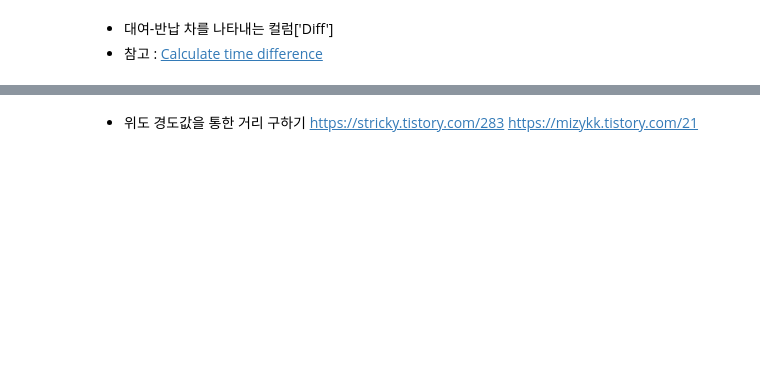
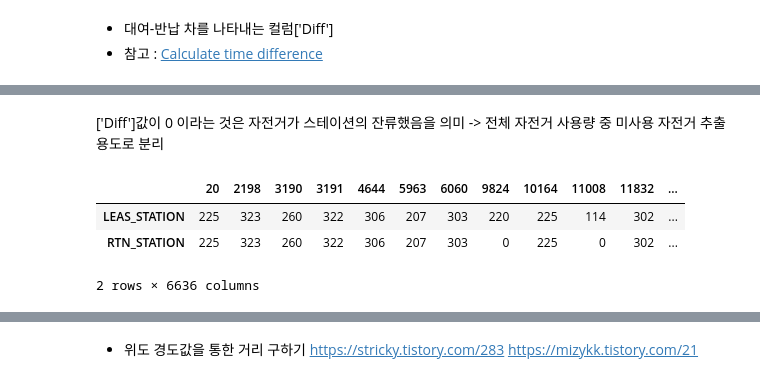
Before and after one commit to KIM-CHAEYOUNG/PROJECT_bike_station, a Jupyter notebook: 01_운영이력.ipynb, the cells around one changed output, grey strips where cells are left out. Drawn from its saved outputs; the diff is of its cells as text; code cells hidden in the pictures; blank space fills up the shorter version.

```diff
--- a/01_운영이력.ipynb
+++ b/01_운영이력.ipynb
@@ -283,0 +262,14 @@ IndexError: ignored
+# %% [markdown]
+['Diff']값이 0 이라는 것은 자전거가 스테이션의 잔류했음을 의미
+-> 전체 자전거 사용량 중 미사용 자전거 추출 용도로 분리
+# %%
+LEAS_empty=bicycle_now[bicycle_now['Diff']==0.0]['LEAS_STATION']
+RTN_empty=bicycle_now[bicycle_now['Diff']==0.0]['RTN_STATION']
+
+empty=pd.DataFrame([LEAS_empty, RTN_empty])
+empty
+# %% [output]
+|  | 20 | 2198 | 3190 | 3191 | 4644 | 5963 | 6060 | 9824 | 10164 | 11008 | 11832 | ... |
+| LEAS_STATION | 225 | 323 | 260 | 322 | 306 | 207 | 303 | 220 | 225 | 114 | 302 | ... |
+| RTN_STATION | 225 | 323 | 260 | 322 | 306 | 207 | 303 | 0 | 225 | 0 | 302 | ... |
+2 rows × 6636 columns
```
Also changed, not shown: parts of 24 cells of this notebook.
